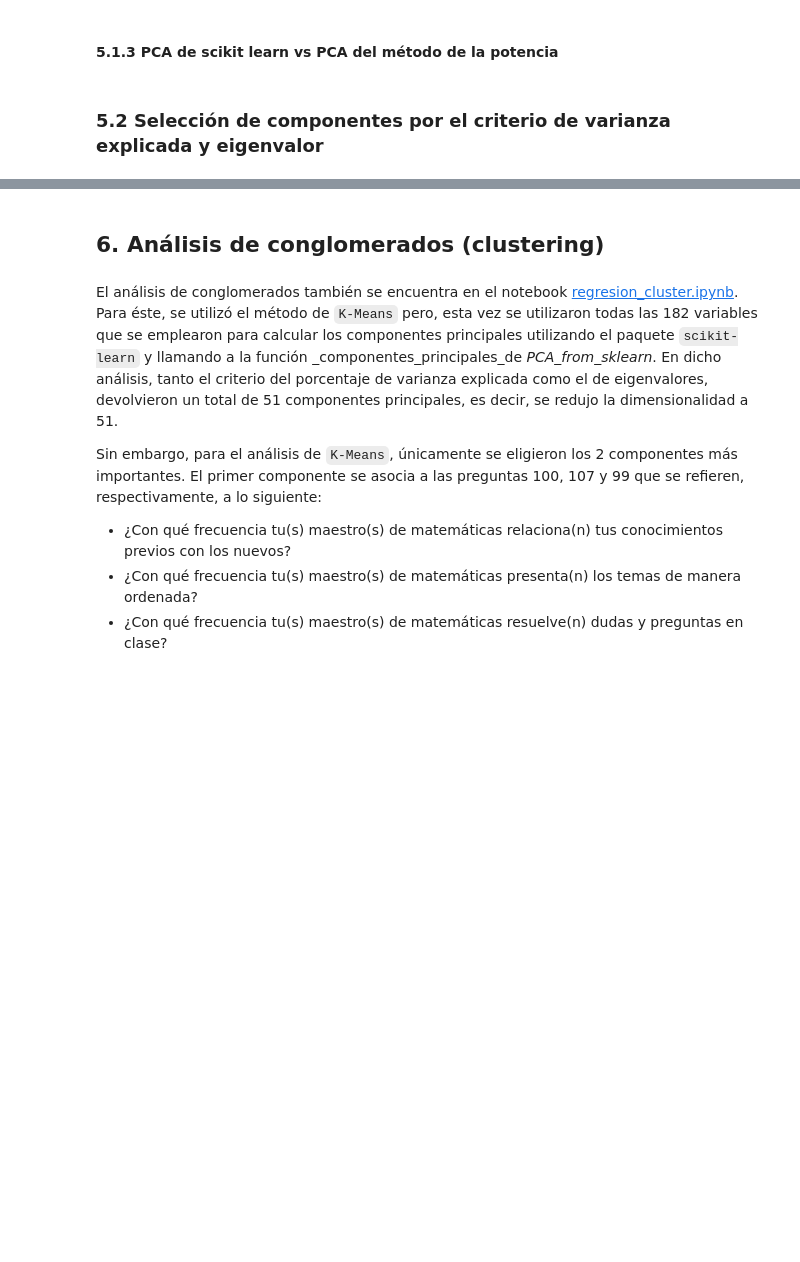
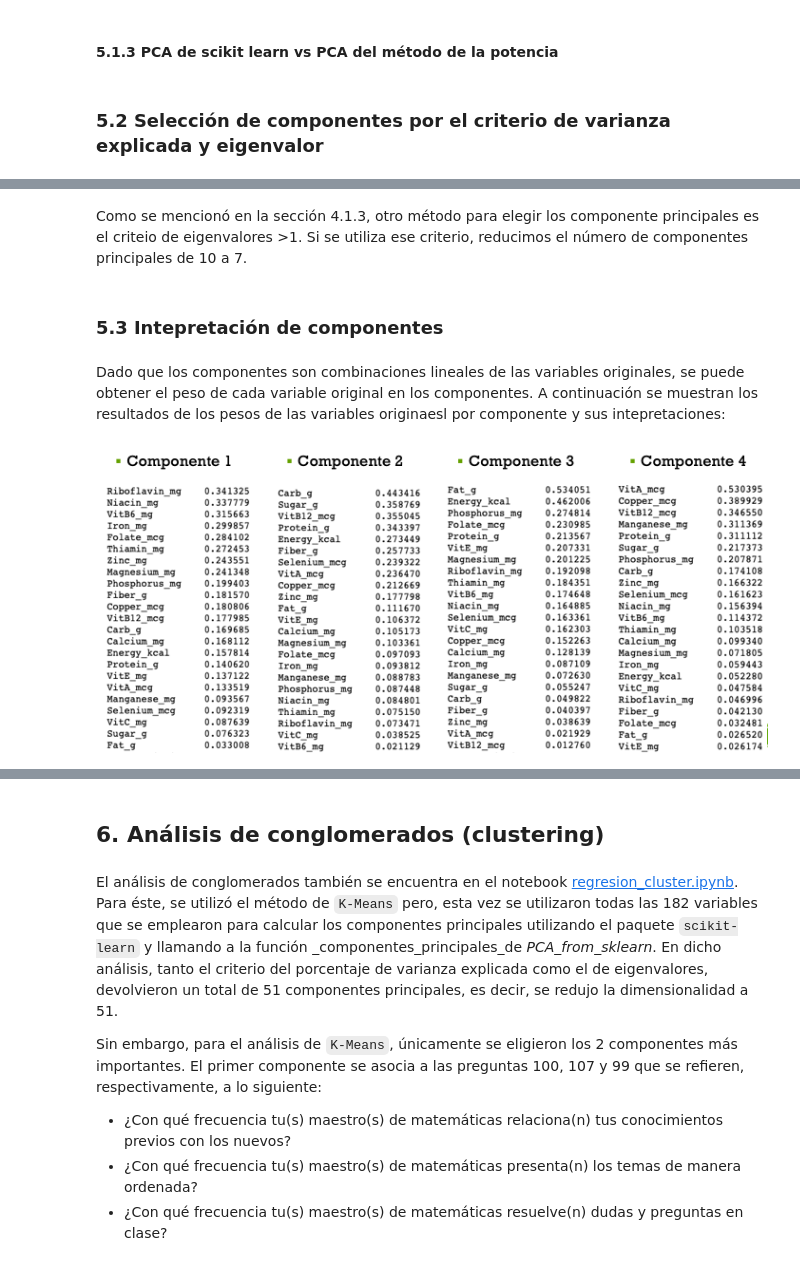
Before and after one commit to rafaelortegar/PCA-nutricion, a Jupyter notebook: results/reporte_final.ipynb, the cells around one changed output, grey strips where cells are left out. Drawn from its saved outputs; the diff is of its cells as text; code cells hidden in the pictures; blank space fills up the shorter version.

```diff
--- a/results/reporte_final.ipynb
+++ b/results/reporte_final.ipynb
@@ -481,0 +526,11 @@ En el notebook de [PCA_from_sklearn.ipynb](https://github.com/123972/PCA-nutrici
+# %% [markdown]
+Como se mencionó en la sección 4.1.3, otro método para elegir los componente principales es el criteio de eigenvalores >1.
+Si se utiliza ese criterio, reducimos el número de componentes principales de 10 a 7.
+# %% [markdown]
+### 5.3 Intepretación de componentes
+# %% [markdown]
+Dado que los componentes son combinaciones lineales de las variables originales, se puede obtener el peso de cada variable original en los componentes. A continuación se muestran  los resultados de los pesos de las variables originaesl por componente y sus intepretaciones:
+# %%
+display(Image(filename='../docs/img/interpretacion_componentes1.png', embed=True))
+# %% [output]
+[figure, added]
```
Also changed, not shown: parts of 23 cells of this notebook.
